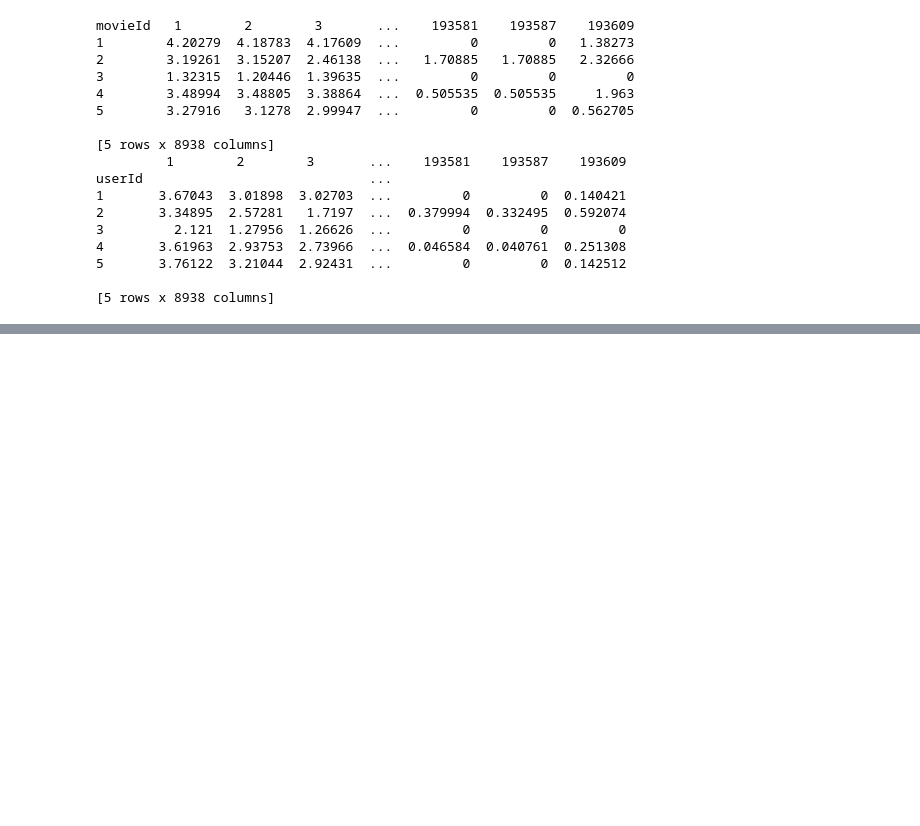
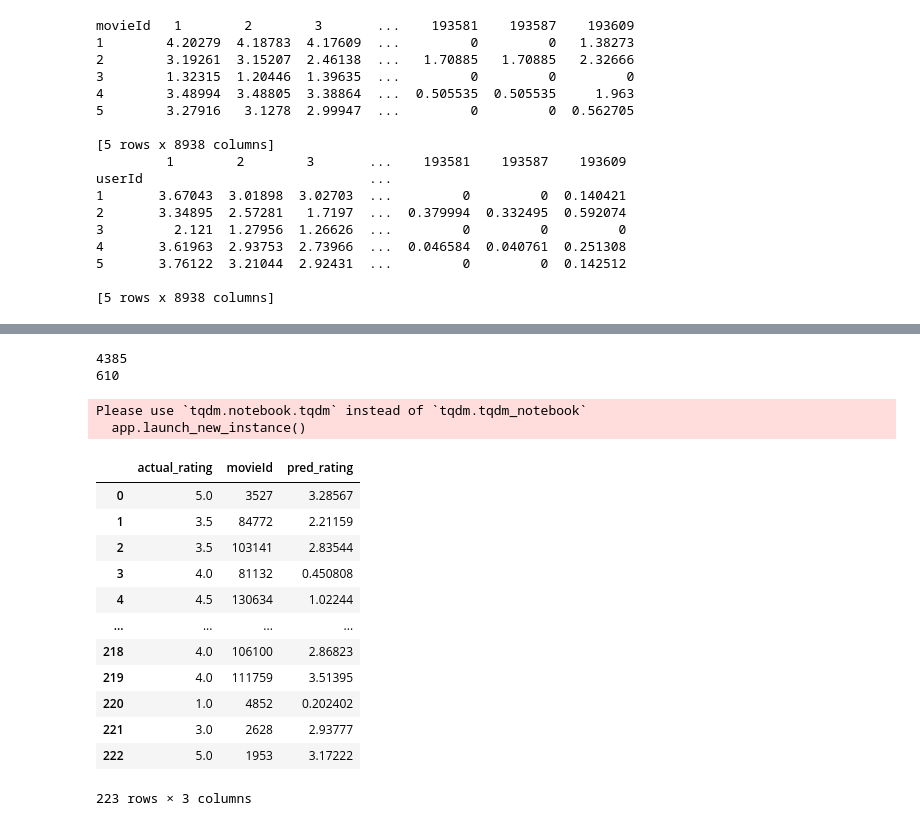
Before and after one commit to fromptj/recommender_system, a Jupyter notebook: 02-Basic-Recommender-System/02-Collaborative_Filtering.ipynb, the cells around one changed output, grey strips where cells are left out. Drawn from its saved outputs; the diff is of its cells as text; code cells hidden in the pictures; blank space fills up the shorter version.

Commit message:
collaborative_filtering_add_RMSE

```diff
--- a/02-Basic-Recommender-System/02-Collaborative_Filtering.ipynb
+++ b/02-Basic-Recommender-System/02-Collaborative_Filtering.ipynb
@@ -363,0 +375,51 @@ userId                             ...
+# %%
+def evaluate(test_df, prediction_result_df):
+  groups_with_movie_ids = test_df.groupby(by='movieId')
+  groups_with_user_ids = test_df.groupby(by='userId')
+  intersection_movie_ids = sorted(list(set(list(prediction_result_df.columns)).intersection(set(list(groups_with_movie_ids.indices.keys())))))
+  intersection_user_ids = sorted(list(set(list(prediction_result_df.index)).intersection(set(groups_with_user_ids.indices.keys()))))
+
+  print(len(intersection_movie_ids))
+  print(len(intersection_user_ids))
+
+  compressed_prediction_df = prediction_result_df.loc[intersection_user_ids][intersection_movie_ids]
+  # compressed_prediction_df
+
+  # test_df에 대해서 RMSE 계산
+  grouped = test_df.groupby(by='userId')
+  result_df = pd.DataFrame(columns=['rmse'])
+  for userId, group in tqdm(grouped):
+      if userId in intersection_user_ids:
+          pred_ratings = compressed_prediction_df.loc[userId][compressed_prediction_df.loc[userId].index.intersection(list(group['movieId'].values))]
+          pred_ratings = pred_ratings.to_frame(name='rating').reset_index().rename(columns={'index':'movieId','rating':'pred_rating'})
+          actual_ratings = group[['rating', 'movieId']].rename(columns={'rating':'actual_rating'})
+
+          final_df = pd.merge(actual_ratings, pred_ratings, how='inner', on=['movieId'])
+          final_df = final_df.round(4) # 반올림
+
+          # if not final_df.empty:
+          #     rmse = sqrt(mean_squared_error(final_df['rating_actual'], final_df['rating_pred']))
+          #     result_df.loc[userId] = rmse
+          #     # print(userId, rmse)
+
+  return final_df
+# %%
+evaluate(test_df, user_prediction_result_df)
+# %% [output]
+4385
+610
+Please use `tqdm.notebook.tqdm` instead of `tqdm.tqdm_notebook`
+  app.launch_new_instance()
+|  | actual_rating | movieId | pred_rating |
+| 0 | 5.0 | 3527 | 3.28567 |
+| 1 | 3.5 | 84772 | 2.21159 |
+| 2 | 3.5 | 103141 | 2.83544 |
+| 3 | 4.0 | 81132 | 0.450808 |
+| 4 | 4.5 | 130634 | 1.02244 |
+| ... | ... | ... | ... |
+| 218 | 4.0 | 106100 | 2.86823 |
+| 219 | 4.0 | 111759 | 3.51395 |
+| 220 | 1.0 | 4852 | 0.202402 |
+| 221 | 3.0 | 2628 | 2.93777 |
+| 222 | 5.0 | 1953 | 3.17222 |
+223 rows × 3 columns
```
Also changed, not shown: parts of 5 cells of this notebook.
